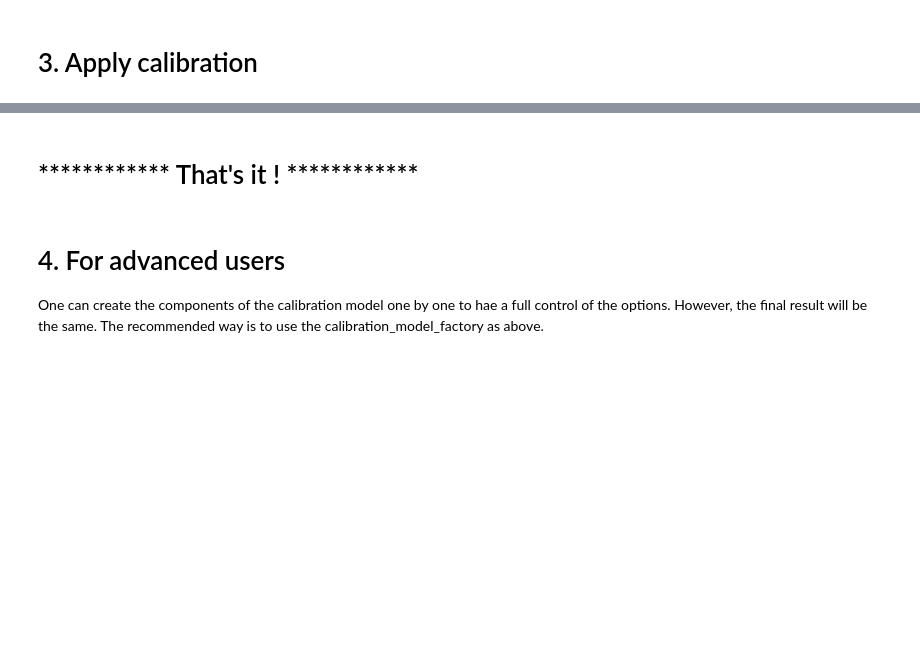
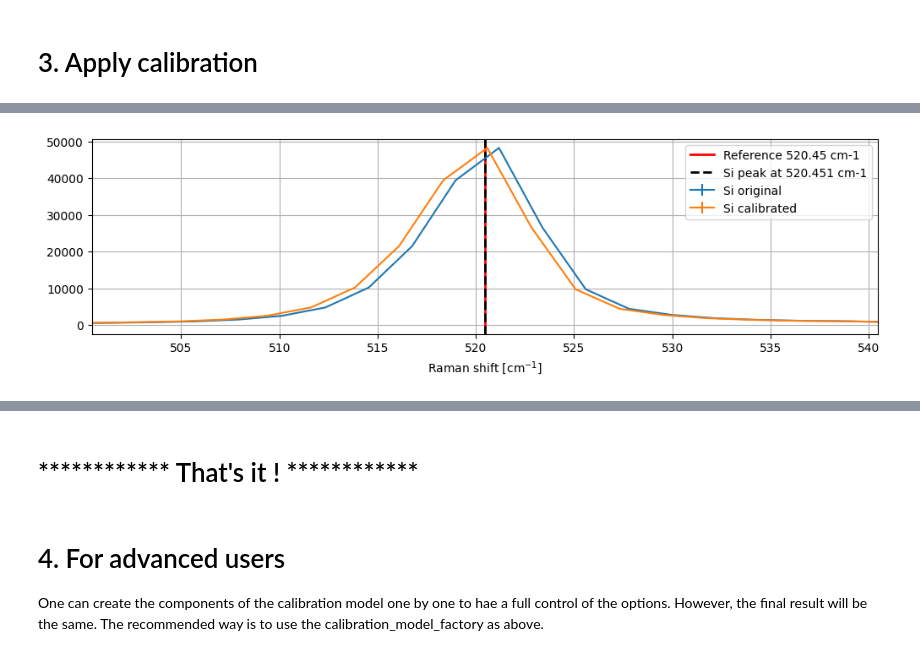
Before and after one commit to h2020charisma/ramanchada2, a Jupyter notebook: examples/publication/demo.ipynb, the cells around one changed output, grey strips where cells are left out. Drawn from its saved outputs; the diff is of its cells as text; code cells hidden in the pictures; blank space fills up the shorter version.

```diff
--- a/examples/publication/demo.ipynb
+++ b/examples/publication/demo.ipynb
@@ -119,15 +136,17 @@ si_peak_found = df.iloc[0]["center"]
 # %%
 # plots
 fig, ax = plt.subplots(1,1,figsize=(12,3))
 spe_sil.plot(ax=ax,label="Si original")
 spe_sil_calibrated.plot(ax=ax,label="Si calibrated")
 ax.set_xlabel('Raman shift [cm$^{-1}$]')
-ax.axvline(x=520.45, color='red', linestyle='--', linewidth=2, label="Reference 520.45 cm-1")
+ax.axvline(x=520.45, color='red', linestyle='-', linewidth=2, label="Reference 520.45 cm-1")
 ax.set_xlim(520.45-20,520.45+20)
 ax.axvline(x=si_peak_found, color='black', linestyle='--', linewidth=2, label="Si peak at {:.3f} cm-1".format(si_peak_found))
 ax.legend()
 plt.grid()
 plt.show()
+# %% [output]
+[figure, added]
 # %%
 # apply calibration to another spectrum (e.g. PST)
 spe_pst = rc2.spectrum.from_test_spe(
```
Also changed, not shown: parts of 17 cells of this notebook.
